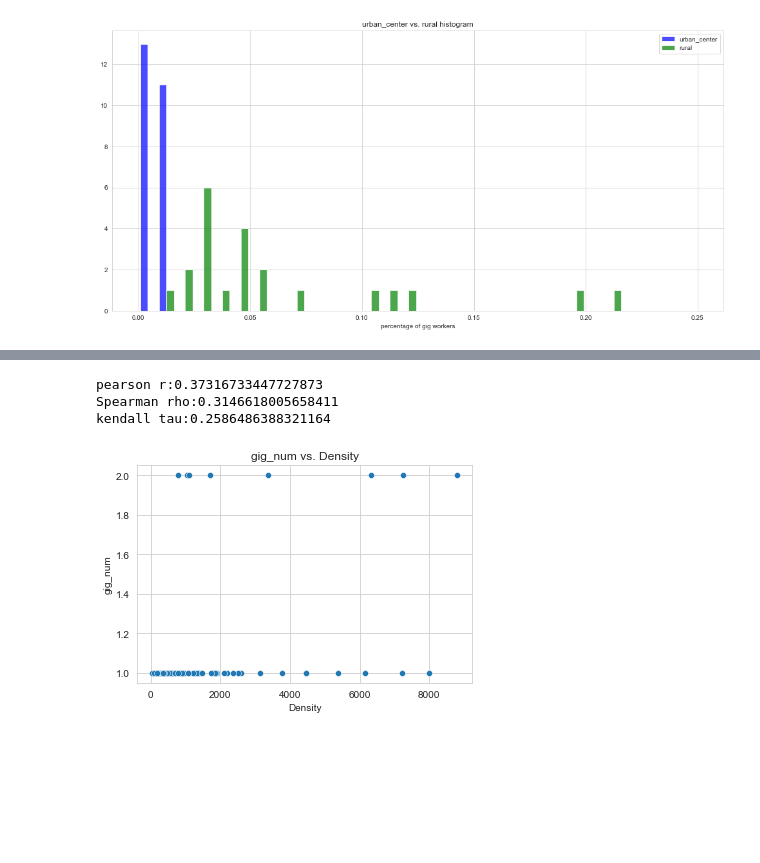
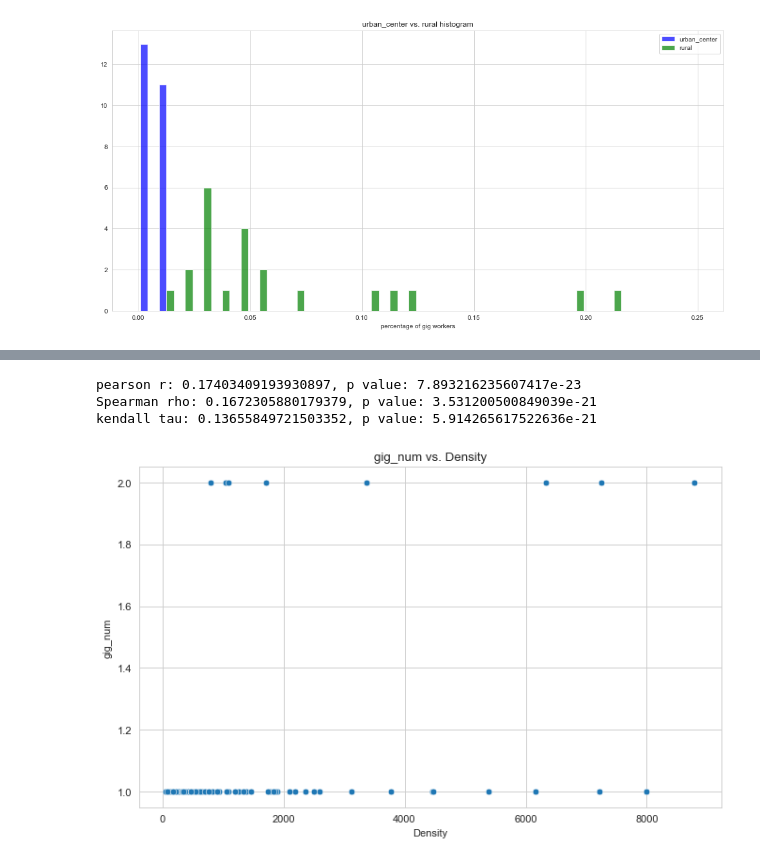
Before and after one commit to sy-guan/master-project-online-staffing, a Jupyter notebook: misgrosi/analysis/misgrosi_candidate_analysis.ipynb, the cells around one changed output, grey strips where cells are left out. Drawn from its saved outputs; the diff is of its cells as text; code cells hidden in the pictures; blank space fills up the shorter version.

```diff
--- a/misgrosi/analysis/misgrosi_candidate_analysis.ipynb
+++ b/misgrosi/analysis/misgrosi_candidate_analysis.ipynb
@@ -156,3 +160,11 @@ hist_all(['urban','rural'],urban,rural)
 hist_all(['urban_center','rural'],urban_center,rural)
 # %% [output]
 [figure]
+# %%
+df_count = df_density.merge(df_count,on = 'Post Code', how = 'left')
+df_count['Counts'] = df_count['Counts'].fillna(0)
+df_count = df_count.drop(['City','Region'],axis=1)
+df_count = df_count.dropna(subset = ['Density','Population'])
+df_count['gig_per'] = 100*df_count['Counts']/df_count['Population']
+df_count = df_count.rename(columns={'Counts': 'gig_num'})
+df_count
@@ -159,18 +185,22 @@ hist_all(['urban_center','rural'],urban_center,rural)
 # %%
 def draw_worker_density(xv,yv):
+    plt.figure(figsize=(10, 6), dpi=80)
     ax = sns.scatterplot(x=xv, y=yv, data=df)
     ax.set_title(yv+" vs. "+xv)
     ax.set_xlabel(xv)
 # %%
 from scipy import stats
 draw_worker_density('Density','gig_num')
-print('pearson r:' + str(stats.pearsonr(df['Density'], df['gig_num'])[0]))
-print('Spearman rho:' + str(stats.spearmanr(df['Density'], df['gig_num'])[0]))
-print('kendall tau:' + str(stats.kendalltau(df['Density'], df['gig_num'])[0]))
+p = stats.pearsonr(df_count['Density'], df_count['gig_num'])
+s = stats.spearmanr(df_count['Density'], df_count['gig_num'])
+k = stats.kendalltau(df_count['Density'], df_count['gig_num'])
+print(f'pearson r: {p[0]}, p value: {p[1]}')
+print(f'Spearman rho: {s[0]}, p value: {s[1]}')
+print(f'kendall tau: {k[0]}, p value: {k[1]}')
 # %% [output]
-pearson r:0.37316733447727873
-Spearman rho:0.3146618005658411
-kendall tau:0.2586486388321164
+pearson r: 0.17403409193930897, p value: 7.893216235607417e-23
+Spearman rho: 0.1672305880179379, p value: 3.531200500849039e-21
+kendall tau: 0.13655849721503352, p value: 5.914265617522636e-21
-[figure, old version]
+[figure, new version]
 # %%
 draw_worker_density('Density','gig_per')
```
Also changed, not shown: parts of 6 cells of this notebook, 3 other files.
